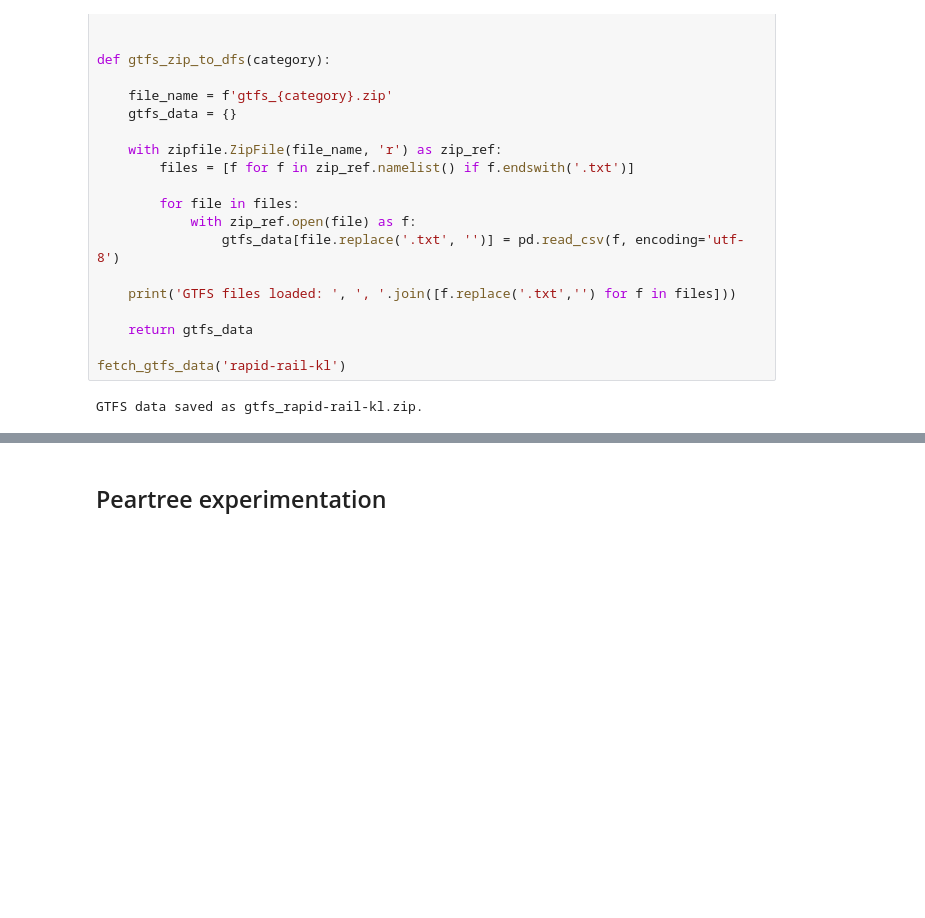
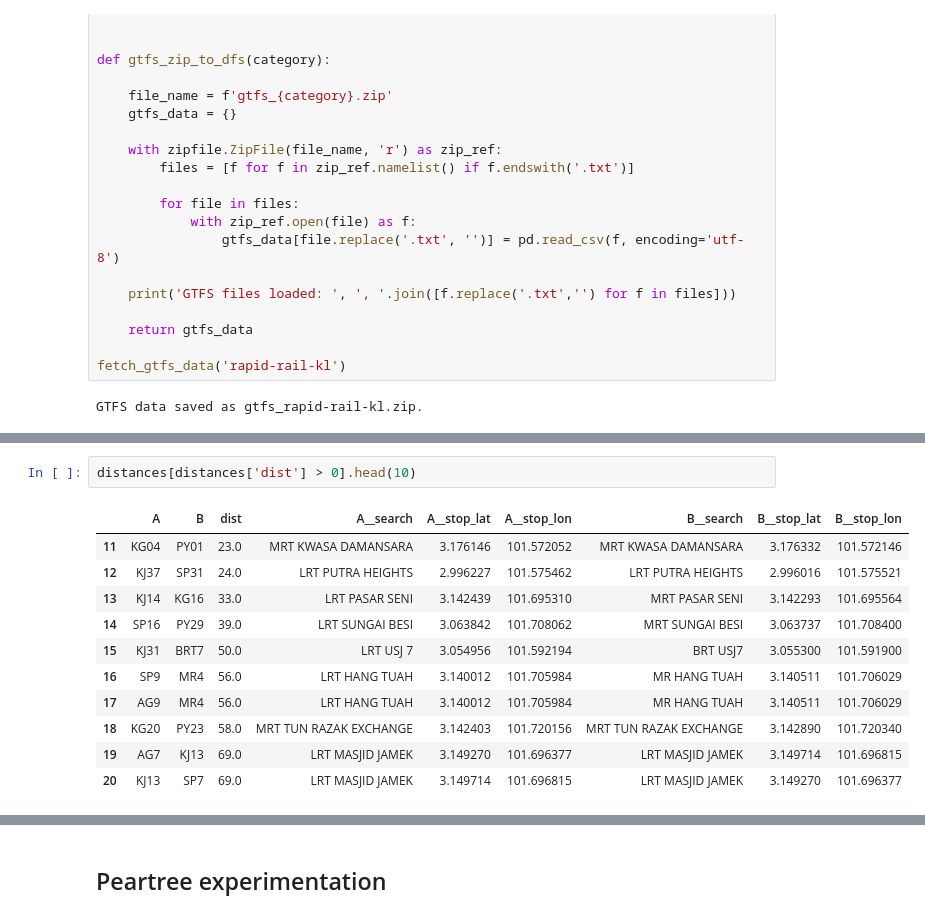
Before and after one commit to noisedoctrine/pickmeup, a Jupyter notebook: route_apis.ipynb, the cells around one changed output, grey strips where cells are left out. Saved outputs shown, nothing was run; the diff lists cells and outputs as text; blank space fills up the shorter version.

```diff
--- a/route_apis.ipynb
+++ b/route_apis.ipynb
@@ -89,0 +340,14 @@ headway.T
+# %%
+distances[distances['dist'] > 0].head(10)
+# %% [output]
+|  | A | B | dist | A__search | A__stop_lat | A__stop_lon | B__search | B__stop_lat | B__stop_lon |
+| 11 | KG04 | PY01 | 23.0 | MRT KWASA DAMANSARA | 3.176146 | 101.572052 | MRT KWASA DAMANSARA | 3.176332 | 101.572146 |
+| 12 | KJ37 | SP31 | 24.0 | LRT PUTRA HEIGHTS | 2.996227 | 101.575462 | LRT PUTRA HEIGHTS | 2.996016 | 101.575521 |
+| 13 | KJ14 | KG16 | 33.0 | LRT PASAR SENI | 3.142439 | 101.695310 | MRT PASAR SENI | 3.142293 | 101.695564 |
+| 14 | SP16 | PY29 | 39.0 | LRT SUNGAI BESI | 3.063842 | 101.708062 | MRT SUNGAI BESI | 3.063737 | 101.708400 |
+| 15 | KJ31 | BRT7 | 50.0 | LRT USJ 7 | 3.054956 | 101.592194 | BRT USJ7 | 3.055300 | 101.591900 |
+| 16 | SP9 | MR4 | 56.0 | LRT HANG TUAH | 3.140012 | 101.705984 | MR HANG TUAH | 3.140511 | 101.706029 |
+| 17 | AG9 | MR4 | 56.0 | LRT HANG TUAH | 3.140012 | 101.705984 | MR HANG TUAH | 3.140511 | 101.706029 |
+| 18 | KG20 | PY23 | 58.0 | MRT TUN RAZAK EXCHANGE | 3.142403 | 101.720156 | MRT TUN RAZAK EXCHANGE | 3.142890 | 101.720340 |
+| 19 | AG7 | KJ13 | 69.0 | LRT MASJID JAMEK | 3.149270 | 101.696377 | LRT MASJID JAMEK | 3.149714 | 101.696815 |
+| 20 | KJ13 | SP7 | 69.0 | LRT MASJID JAMEK | 3.149714 | 101.696815 | LRT MASJID JAMEK | 3.149270 | 101.696377 |
```
Also changed, not shown: parts of 24 cells of this notebook.
